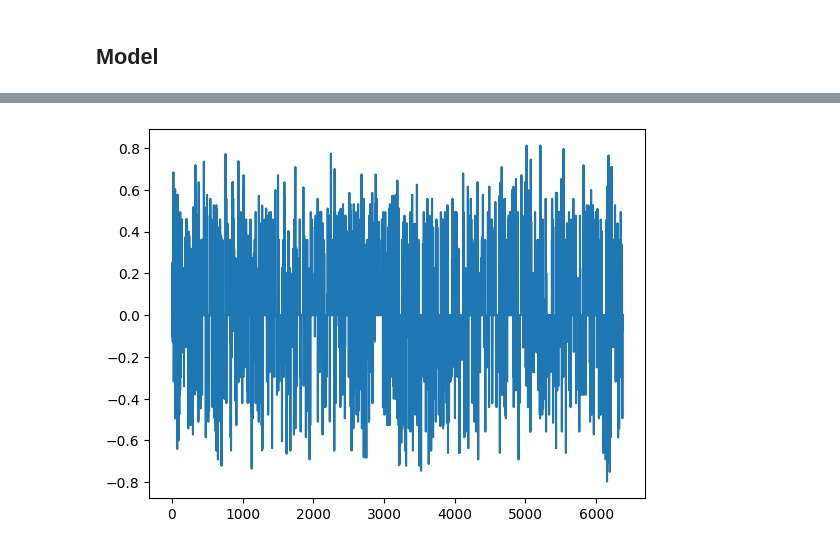
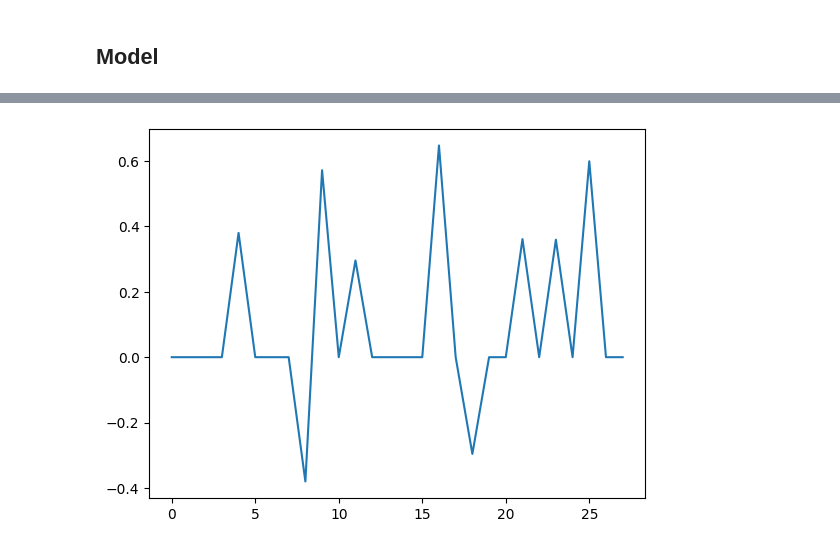
Before and after one commit to sebhochart/movie-sentiment-analysis, a Jupyter notebook: vader-testing.ipynb, the cells around one changed output, grey strips where cells are left out. Cells and saved outputs as stored; diff of their text form; code cells hidden in the pictures.

```diff
--- a/vader-testing.ipynb
+++ b/vader-testing.ipynb
@@ -35,3 +70,3 @@ len(parts)
 # %%
-data = pd.DataFrame(parts, columns=['script'])
+# data = pd.DataFrame(parts, columns=['script'])
 # %%
@@ -45,0 +88,10 @@ data.head()
+# %%
+k = 100
+ran = np.arange(0, len(data), k)
+ran
+
+aa = data.iloc[:5,0].values
+b = ''
+for a in aa:
+    b += a
+b
@@ -46,9 +100,18 @@ data.head()
+# %%
+result = []
+for r in ran:
+    aux = ''
+    sentences = data.iloc[r:r+k,0]
+    for sen in sentences:
+        aux += sen
+    result.append(aux)
+result = pd.DataFrame(result, columns=['script'])
 # %% [markdown]
 ## Model
 # %%
 analyzer = SentimentIntensityAnalyzer()
-data['result'] = data.script.apply(lambda x: analyzer.polarity_scores(x))
-data['neg'] = data.script.apply(lambda x: analyzer.polarity_scores(x)['neg'])
-data['neu'] = data.script.apply(lambda x: analyzer.polarity_scores(x)['neu'])
-data['pos'] = data.script.apply(lambda x: analyzer.polarity_scores(x)['pos'])
-data['compound'] = data.script.apply(lambda x: analyzer.polarity_scores(x)['compound'])
+result['result'] = data.script.apply(lambda x: analyzer.polarity_scores(x))
+result['neg'] = data.script.apply(lambda x: analyzer.polarity_scores(x)['neg'])
+result['neu'] = data.script.apply(lambda x: analyzer.polarity_scores(x)['neu'])
+result['pos'] = data.script.apply(lambda x: analyzer.polarity_scores(x)['pos'])
+result['compound'] = data.script.apply(lambda x: analyzer.polarity_scores(x)['compound'])
@@ -69,8 +122,8 @@ data.iloc[25:35]
 # %%
-# plt.plot(data.index, data.neg)
-# plt.plot(data.index, data.pos)
+# plt.plot(result.index, result.neg)
+# plt.plot(result.index, result.pos)
 # plt.plot(data.index, data.neu)
-plt.plot(data.index, data.compound)
+plt.plot(result.index, result.compound)
 plt.show()
 # %% [output]
-[figure, old version]
+[figure, new version]
```
Also changed, not shown: parts of 10 cells of this notebook.
